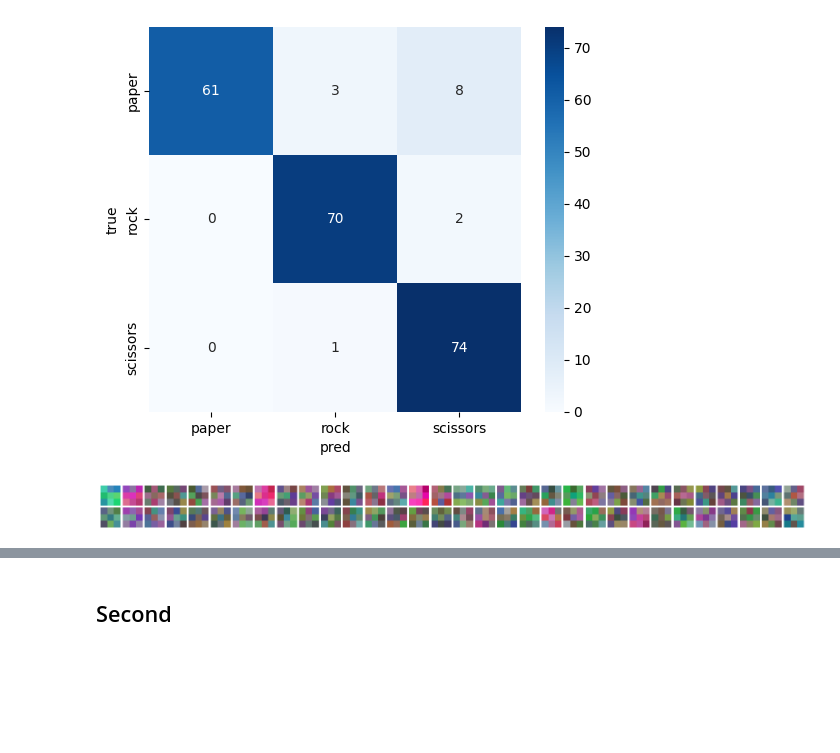
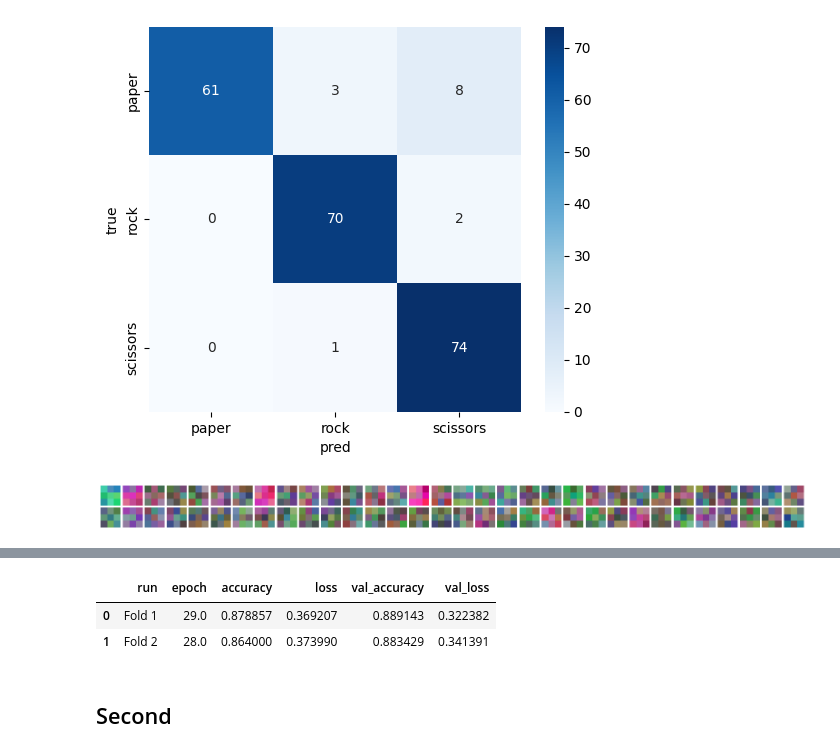
Before and after one commit to ffaundezcab/rps_deep, a Jupyter notebook: notebooks/model.ipynb, the cells around one changed output, grey strips where cells are left out. Saved outputs shown, nothing was run; the diff lists cells and outputs as text; code cells hidden in the pictures; blank space fills up the shorter version.

Commit message:
add stratified CV

```diff
--- a/notebooks/model.ipynb
+++ b/notebooks/model.ipynb
@@ -436,0 +536,25 @@ show_filters(model, 2)
+# %%
+X_train_array, y_train_array = pass_batchs_to_arrays(cv_train_set)
+y_train_array = np.argmax(y_train_array, axis = 1)
+
+X_test_array, y_test_array = pass_batchs_to_arrays(cv_test_set)
+y_test_array = np.argmax(y_test_array, axis = 1)
+# %%
+skf = StratifiedKFold(n_splits=2, shuffle = True, random_state=42)
+# %%
+history_tables = []
+
+for i, (train_i, val_i) in enumerate(skf.split(X_train_array, y_train_array)):
+    fold = f"Fold {i+1}"
+
+    # data
+    X_train, y_train = X_train_array[train_i], y_train_array[train_i]
+    X_val, y_val = X_train_array[val_i], y_train_array[val_i]
+
+    model = build_first_model()
+
+    #todo: define callbacks here before fit
+    history = model.fit(X_train, y_train, validation_data=(X_val,y_val),
+                        epochs=30)
+
+    history_tables.append(table_from_history(history.history, fold))
@@ -437,3 +579,12 @@ show_filters(model, 2)
+# %%
+df_history = pd.concat(history_tables)
+best_train_val = df_history.groupby('run').apply(lambda x: x.loc[x["val_loss"].idxmin()], include_groups = False).reset_index()
+# %%
+best_train_val
+# %% [output]
+|  | run | epoch | accuracy | loss | val_accuracy | val_loss |
+| 0 | Fold 1 | 29.0 | 0.878857 | 0.369207 | 0.889143 | 0.322382 |
+| 1 | Fold 2 | 28.0 | 0.864000 | 0.373990 | 0.883429 | 0.341391 |
 # %% [markdown]
 ## Second
 # %% [markdown]
```
Also changed, not shown: parts of 14 cells of this notebook.
